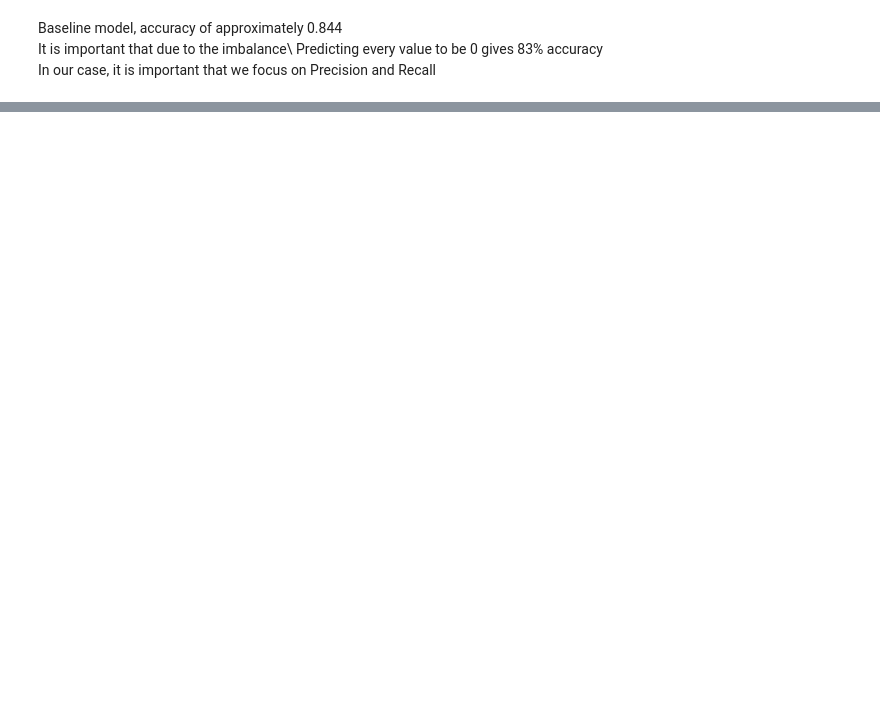
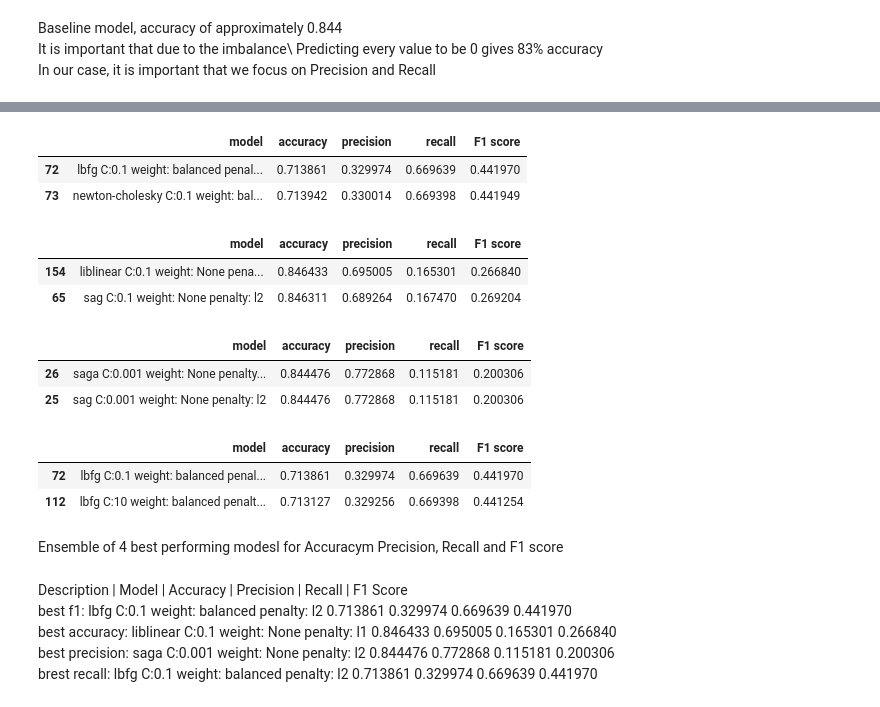
Before and after one commit to gracelovesyah/ml-and-health-predict-mortality-rate, a Jupyter notebook: notebook/4_logisticRegressionOpt.ipynb, the cells around one changed output, grey strips where cells are left out. Saved outputs shown, nothing was run; the diff lists cells and outputs as text; code cells hidden in the pictures; blank space fills up the shorter version.

```diff
--- a/notebook/4_logisticRegressionOpt.ipynb
+++ b/notebook/4_logisticRegressionOpt.ipynb
@@ -121,0 +202,32 @@ f1_score:  0.2715976804571631
+# %%
+model_comparison_DF.sort_values(by=['F1 score'], ascending=False).head(2)
+# %% [output]
+|  | model | accuracy | precision | recall | F1 score |
+| 72 | lbfg C:0.1 weight: balanced penal... | 0.713861 | 0.329974 | 0.669639 | 0.441970 |
+| 73 | newton-cholesky C:0.1 weight: bal... | 0.713942 | 0.330014 | 0.669398 | 0.441949 |
+# %%
+model_comparison_DF.sort_values(by=['accuracy'], ascending=False).head(2)
+# %% [output]
+|  | model | accuracy | precision | recall | F1 score |
+| 154 | liblinear C:0.1 weight: None pena... | 0.846433 | 0.695005 | 0.165301 | 0.266840 |
+| 65 | sag C:0.1 weight: None penalty: l2 | 0.846311 | 0.689264 | 0.167470 | 0.269204 |
+# %%
+model_comparison_DF.sort_values(by=['precision'], ascending=False).head(2)
+# %% [output]
+|  | model | accuracy | precision | recall | F1 score |
+| 26 | saga C:0.001 weight: None penalty... | 0.844476 | 0.772868 | 0.115181 | 0.200306 |
+| 25 | sag C:0.001 weight: None penalty: l2 | 0.844476 | 0.772868 | 0.115181 | 0.200306 |
+# %%
+model_comparison_DF.sort_values(by=['recall'], ascending=False).head(2)
+# %% [output]
+|  | model | accuracy | precision | recall | F1 score |
+| 72 | lbfg C:0.1 weight: balanced penal... | 0.713861 | 0.329974 | 0.669639 | 0.441970 |
+| 112 | lbfg C:10 weight: balanced penalt... | 0.713127 | 0.329256 | 0.669398 | 0.441254 |
+# %% [markdown]
+Ensemble of 4 best performing modesl for Accuracym Precision, Recall and F1 score
+# %% [markdown]
+Description | Model | Accuracy | Precision | Recall | F1 Score\
+best f1: lbfg C:0.1 weight: balanced penalty: l2	0.713861	0.329974	0.669639	0.441970\
+best accuracy: liblinear C:0.1 weight: None penalty: l1	0.846433	0.695005	0.165301	0.266840\
+best precision: saga C:0.001 weight: None penalty: l2	0.844476	0.772868	0.115181	0.200306\
+brest recall: lbfg C:0.1 weight: balanced penalty: l2	0.713861	0.329974	0.669639	0.441970
```
Also changed, not shown: parts of 8 cells of this notebook, 1 other file.
